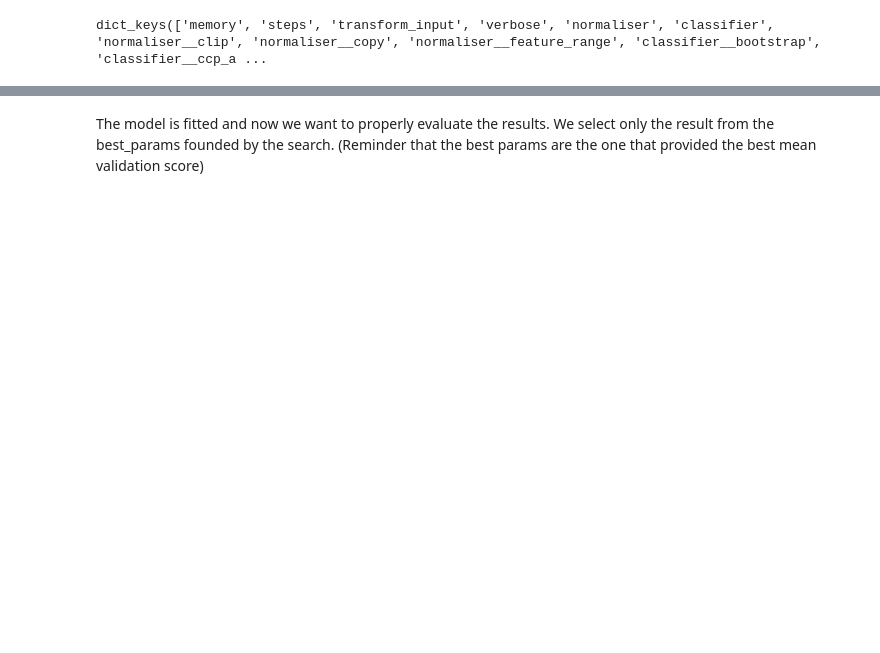
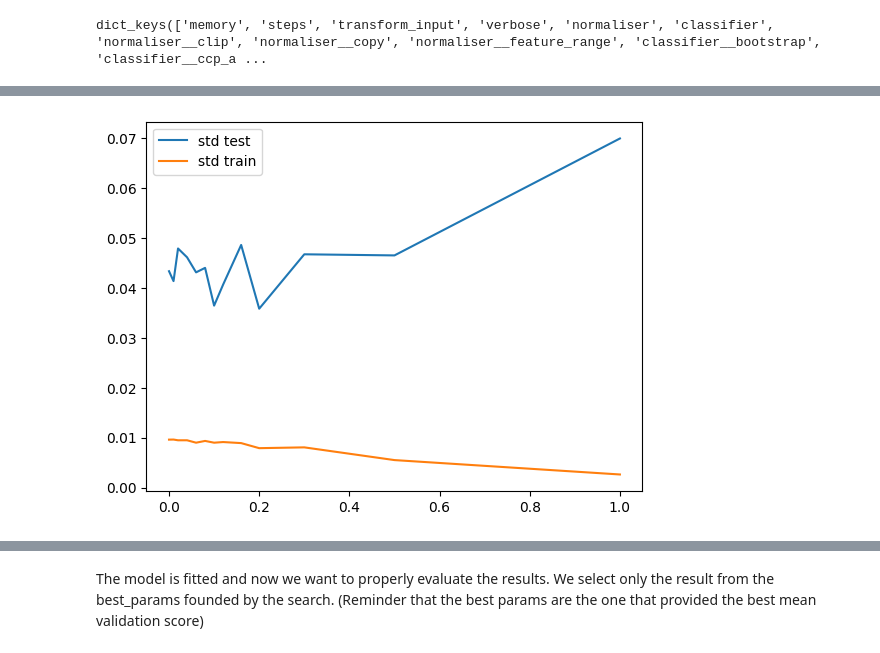
Before and after one commit to Loudwig/CardiacPathoPrediction, a Jupyter notebook: main.ipynb, the cells around one changed output, grey strips where cells are left out. Saved outputs shown, nothing was run; the diff lists cells and outputs as text; code cells hidden in the pictures; blank space fills up the shorter version.

```diff
--- a/main.ipynb
+++ b/main.ipynb
@@ -76 +121,9 @@ param_grid = {
+# %%
+plt.figure()
+plt.plot([0,0.01,0.02,0.04,0.06,0.08,0.1,0.12,0.16,0.2,0.3,0.5,1],[i[1] for i in test],label="std test")
+plt.plot([0,0.01,0.02,0.04,0.06,0.08,0.1,0.12,0.16,0.2,0.3,0.5,1],[i[1] for i in train],label = "std train")
+plt.legend()
+plt.show()
+# %% [output]
+[figure, added]
 # %%
```
Also changed, not shown: parts of 14 cells of this notebook, 6 other files.
